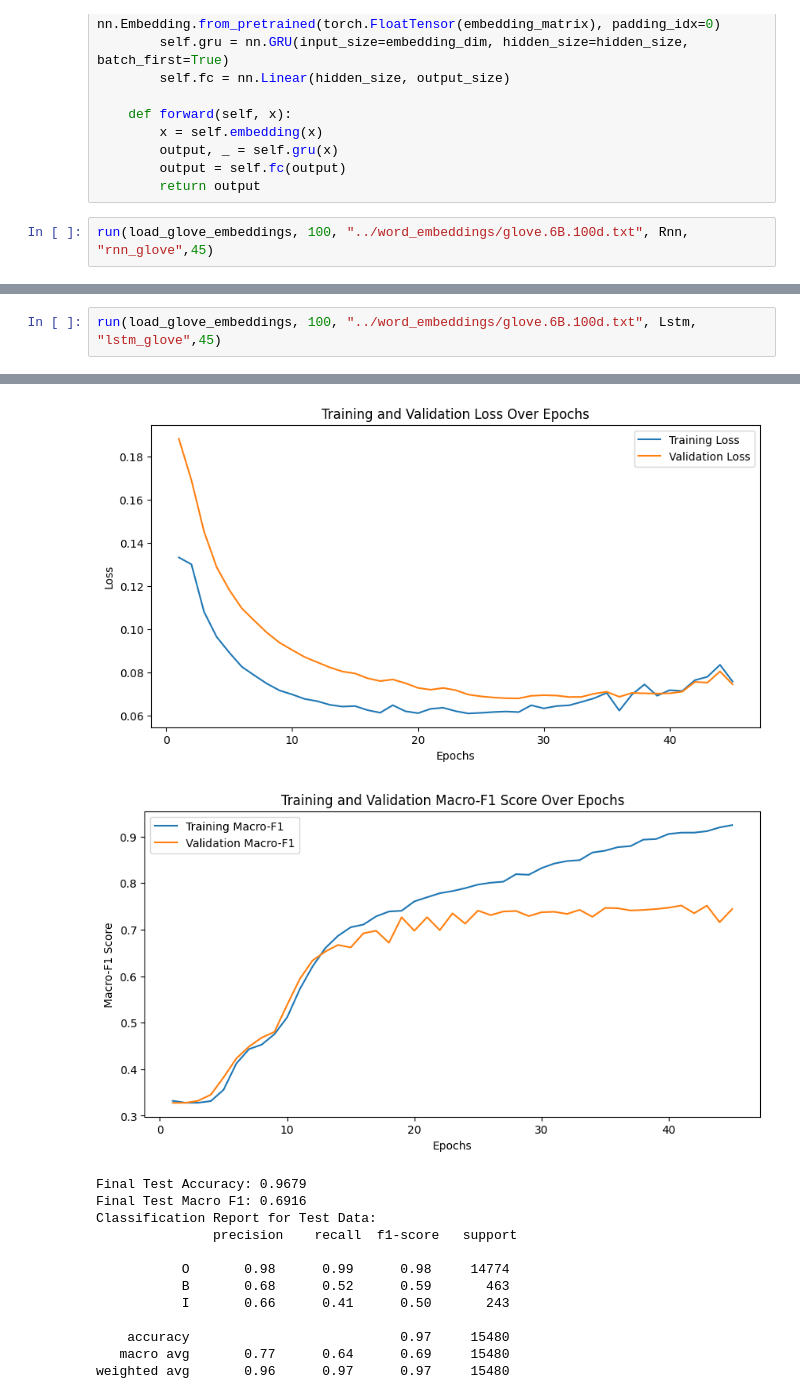
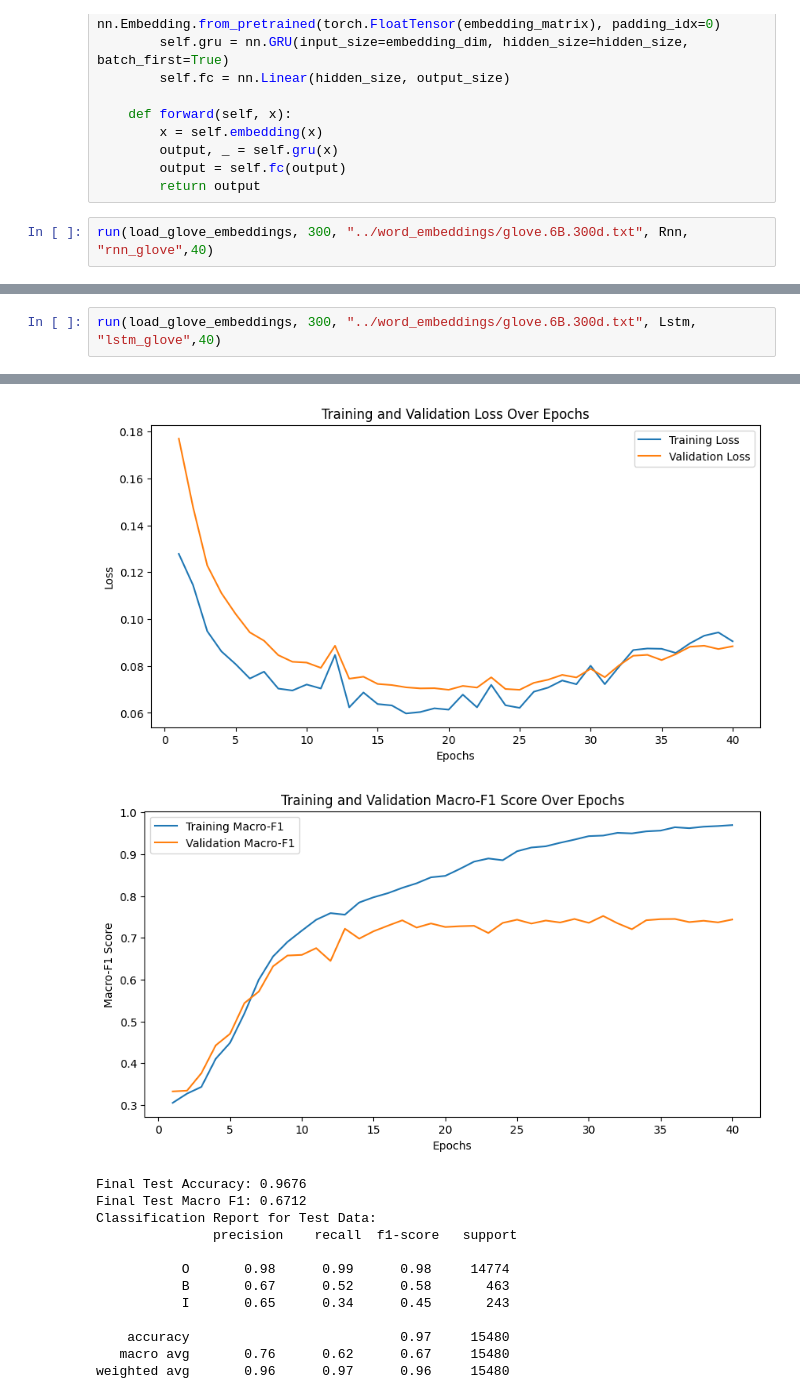
Before and after one commit to hyouteki/lanat, a Jupyter notebook: bio_encoding/dataset_2/models.ipynb, the cells around one changed output, grey strips where cells are left out. Saved outputs shown, nothing was run; the diff lists cells and outputs as text.

```diff
--- a/bio_encoding/dataset_2/models.ipynb
+++ b/bio_encoding/dataset_2/models.ipynb
@@ -73,5 +90,5 @@ class Gru(nn.Module):
         output = self.fc(output)
         return output
 # %%
-run(load_glove_embeddings, 100, "../word_embeddings/glove.6B.100d.txt", Rnn, "rnn_glove",45)
+run(load_glove_embeddings, 300, "../word_embeddings/glove.6B.300d.txt", Rnn, "rnn_glove",40)
 # %% [output]
@@ -117,3 +155,3 @@ weighted avg       0.96      0.97      0.96     15480
 # %%
-run(load_glove_embeddings, 100, "../word_embeddings/glove.6B.100d.txt", Lstm, "lstm_glove",45)
+run(load_glove_embeddings, 300, "../word_embeddings/glove.6B.300d.txt", Lstm, "lstm_glove",40)
 # %% [output]
@@ -124,15 +162,15 @@ Training Macro F1: 0.9246
-[figure, old version]
+[figure, new version]
-[figure, old version]
+[figure, new version]
-Final Test Accuracy: 0.9679
-Final Test Macro F1: 0.6916
+Final Test Accuracy: 0.9676
+Final Test Macro F1: 0.6712
 Classification Report for Test Data:
                precision    recall  f1-score   support
 
            O       0.98      0.99      0.98     14774
-           B       0.68      0.52      0.59       463
-           I       0.66      0.41      0.50       243
+           B       0.67      0.52      0.58       463
+           I       0.65      0.34      0.45       243
 
     accuracy                           0.97     15480
-   macro avg       0.77      0.64      0.69     15480
-weighted avg       0.96      0.97      0.97     15480
+   macro avg       0.76      0.62      0.67     15480
+weighted avg       0.96      0.97      0.96     15480
 # %%
```
Also changed, not shown: parts of 10 cells of this notebook, 26 other files.
